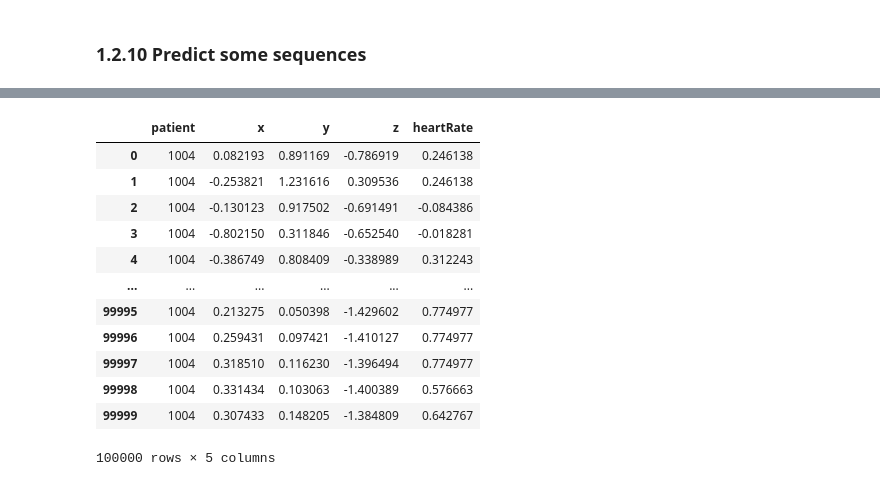
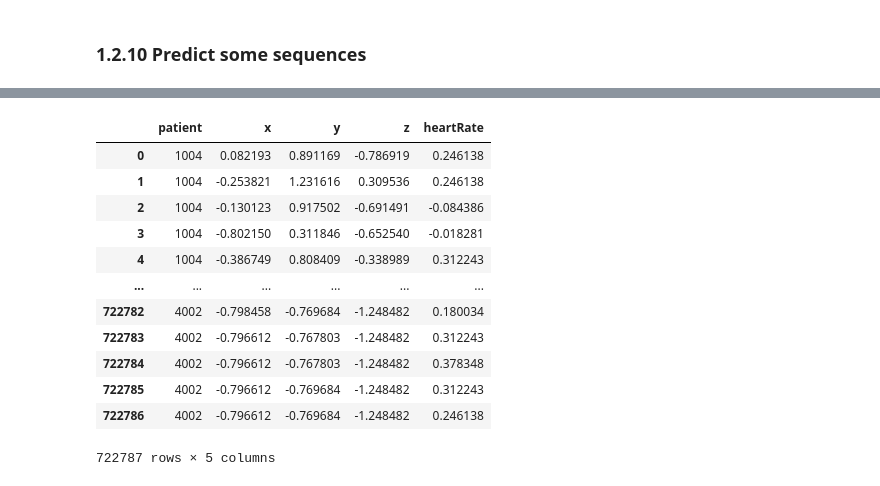
Before and after one commit to alfredoaloi/deep-learning-project, a Jupyter notebook: task_2.ipynb, the cells around one changed output, grey strips where cells are left out. Cells and saved outputs as stored; diff of their text form; code cells hidden in the pictures.

```diff
--- a/task_2.ipynb
+++ b/task_2.ipynb
@@ -485,27 +468,29 @@ plt.show()
 # %%
-test_data = pd.read_csv('dataset_task_2/test.csv', nrows=100000)
-test_data = test_data.drop(labels=['timestamp', 'tsDate'], axis=1)
+original_test_data = pd.read_csv('dataset_task_2/test.csv')
+test_data = original_test_data.drop(labels=['timestamp', 'tsDate'], axis=1)
 
 test_data.x = x_scaler.transform(np.reshape(test_data.x.to_numpy(), (-1, 1)))
 test_data.y = y_scaler.transform(np.reshape(test_data.y.to_numpy(), (-1, 1)))
 test_data.z = z_scaler.transform(np.reshape(test_data.z.to_numpy(), (-1, 1)))
 test_data.heartRate = heart_rate_scaler.transform(np.reshape(test_data.heartRate.to_numpy(), (-1, 1)))
 
-test_features = get_features(test_data, window_size=WINDOW_SIZE, window_shift=WINDOW_SHIFT)
+patients = []
+for patient in test_data.patient.unique():
+    patients.append(get_features(test_data[test_data.patient == patient], window_size=WINDOW_SIZE, window_shift=WINDOW_SHIFT))
 
 test_data
 # %% [output]
 |  | patient | x | y | z | heartRate |
 | 0 | 1004 | 0.082193 | 0.891169 | -0.786919 | 0.246138 |
 | 1 | 1004 | -0.253821 | 1.231616 | 0.309536 | 0.246138 |
 | 2 | 1004 | -0.130123 | 0.917502 | -0.691491 | -0.084386 |
 | 3 | 1004 | -0.802150 | 0.311846 | -0.652540 | -0.018281 |
 | 4 | 1004 | -0.386749 | 0.808409 | -0.338989 | 0.312243 |
 | ... | ... | ... | ... | ... | ... |
-| 99995 | 1004 | 0.213275 | 0.050398 | -1.429602 | 0.774977 |
-| 99996 | 1004 | 0.259431 | 0.097421 | -1.410127 | 0.774977 |
-| 99997 | 1004 | 0.318510 | 0.116230 | -1.396494 | 0.774977 |
-| 99998 | 1004 | 0.331434 | 0.103063 | -1.400389 | 0.576663 |
-| 99999 | 1004 | 0.307433 | 0.148205 | -1.384809 | 0.642767 |
+| 722782 | 4002 | -0.798458 | -0.769684 | -1.248482 | 0.180034 |
+| 722783 | 4002 | -0.796612 | -0.767803 | -1.248482 | 0.312243 |
+| 722784 | 4002 | -0.796612 | -0.767803 | -1.248482 | 0.378348 |
+| 722785 | 4002 | -0.796612 | -0.769684 | -1.248482 | 0.312243 |
+| 722786 | 4002 | -0.796612 | -0.769684 | -1.248482 | 0.246138 |
-100000 rows × 5 columns
+722787 rows × 5 columns
 # %%
```
Also changed, not shown: parts of 16 cells of this notebook, 1 other file.
